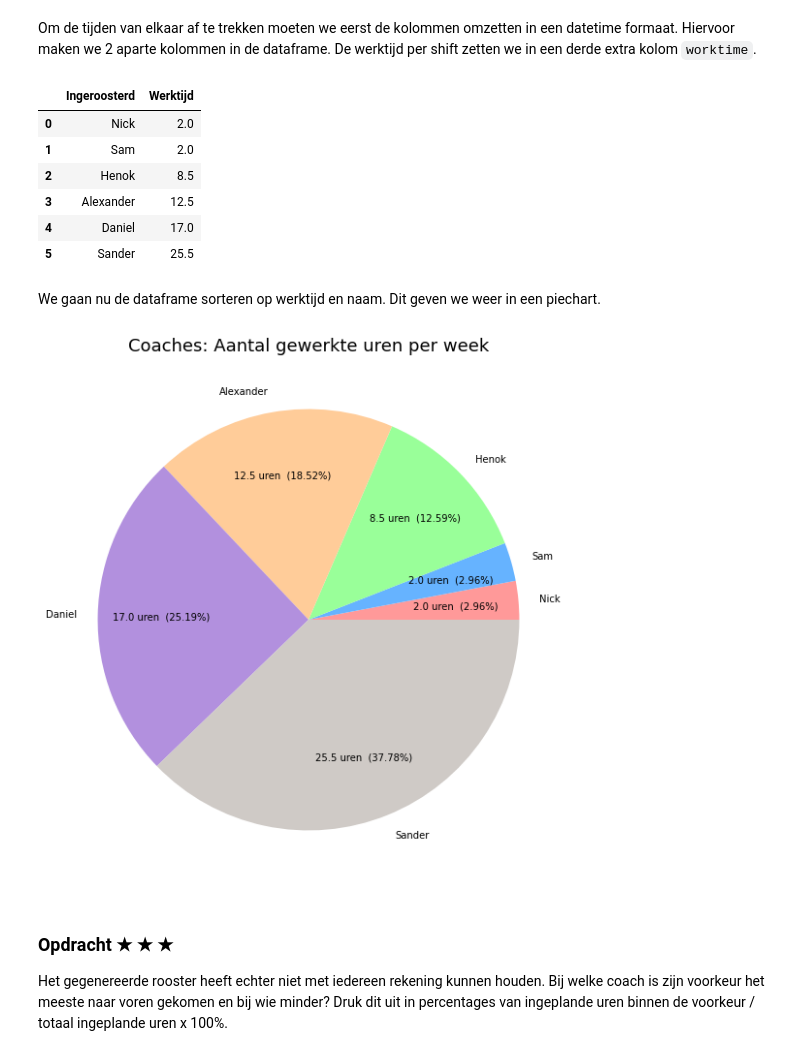
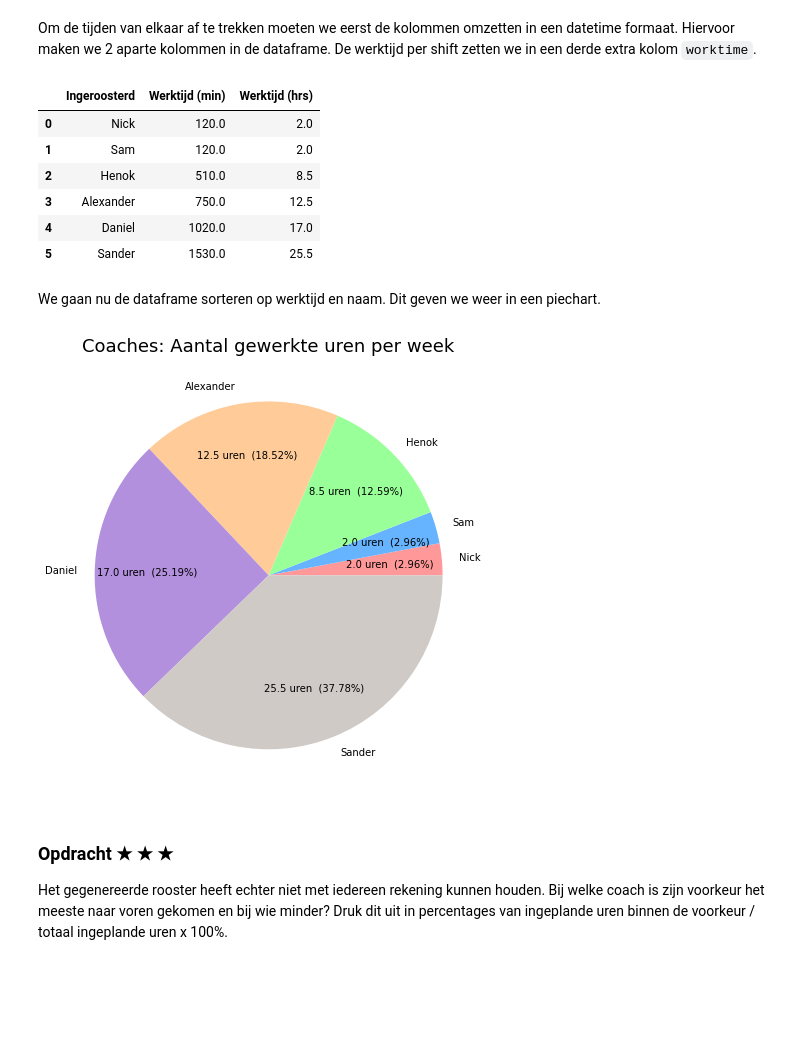
Before and after one commit to Boinkie/Community-opdracht-Week50-bit-academy, a Jupyter notebook: rooster.ipynb, the cells around one changed output. Drawn from its saved outputs; the diff is of its cells as text; code cells hidden in the pictures; blank space fills up the shorter version.

```diff
--- a/rooster.ipynb
+++ b/rooster.ipynb
@@ -139,51 +140,51 @@ df_rooster['Stoptijd'] = pd.to_datetime(df_rooster['Tot'], format='%H:%M')
 
 # kolom worktime maken
 worktime = df_rooster.Stoptijd - df_rooster.Starttijd
-df_rooster['Werktijd'] = worktime.astype('timedelta64[m]')
+df_rooster['Werktijd (min)'] = worktime.astype('timedelta64[m]')
 
 # de datum verwijderen van de kolommen starttijd en stoptijd
 df_rooster['Starttijd'] = df_rooster['Starttijd'].dt.time
 df_rooster['Stoptijd'] = df_rooster['Stoptijd'].dt.time
 
 # selectie maken gebaseerd op naam en opgetelde werktijden, gesorteerd op Werktijd
-df_show = df_rooster.groupby('Ingeroosterd')['Werktijd'].sum().sort_values().reset_index()
+df_show = df_rooster.groupby('Ingeroosterd')['Werktijd (min)'].sum().sort_values().reset_index()
 
 # minuten omzetten in gewerkte uren
-df_show['Werktijd'] = df_show['Werktijd']/60
+df_show['Werktijd (hrs)'] = df_show['Werktijd (min)']/60
 
 df_show
 # %% [output]
-|  | Ingeroosterd | Werktijd |
-| 0 | Nick | 2.0 |
-| 1 | Sam | 2.0 |
-| 2 | Henok | 8.5 |
-| 3 | Alexander | 12.5 |
-| 4 | Daniel | 17.0 |
-| 5 | Sander | 25.5 |
+|  | Ingeroosterd | Werktijd (min) | Werktijd (hrs) |
+| 0 | Nick | 120.0 | 2.0 |
+| 1 | Sam | 120.0 | 2.0 |
+| 2 | Henok | 510.0 | 8.5 |
+| 3 | Alexander | 750.0 | 12.5 |
+| 4 | Daniel | 1020.0 | 17.0 |
+| 5 | Sander | 1530.0 | 25.5 |
 # %% [markdown]
 We gaan nu de dataframe sorteren op werktijd en naam. Dit geven we weer in een piechart.
 # %%
 # definieren van waardes voor de pie-chart
-plt.figure(figsize=(10, 10))
-values = df_show['Werktijd']
+plt.figure(figsize=(8, 8))
+values = df_show['Werktijd (hrs)']
 labels = df_show['Ingeroosterd']
 colors = ['#ff9999','#66b3ff','#99ff99','#ffcc99', '#b290de', '#cfcac6']
 
 # functie om in de taartpunten het aantal uren en percentages aan te geven
 def make_autopct(values):
     def my_autopct(pct):
         total = sum(values)
         val = (pct*total/100.0)
         return '{v:.1f} uren  ({p:.2f}%)'.format(p=pct,v=val)
     return my_autopct
 
 # plotten van de pie-chart
 plt.pie(values, labels=labels, colors = colors, pctdistance=0.7, autopct=make_autopct(values))
 
 plt.title("Coaches: Aantal gewerkte uren per week", fontsize=18);
 plt.show()
 # %% [output]
-[figure, old version]
+[figure, new version]
 # %% [markdown]
 ### Opdracht ★ ★ ★
 
```
Also changed, not shown: parts of 14 cells of this notebook, 1 other file.
